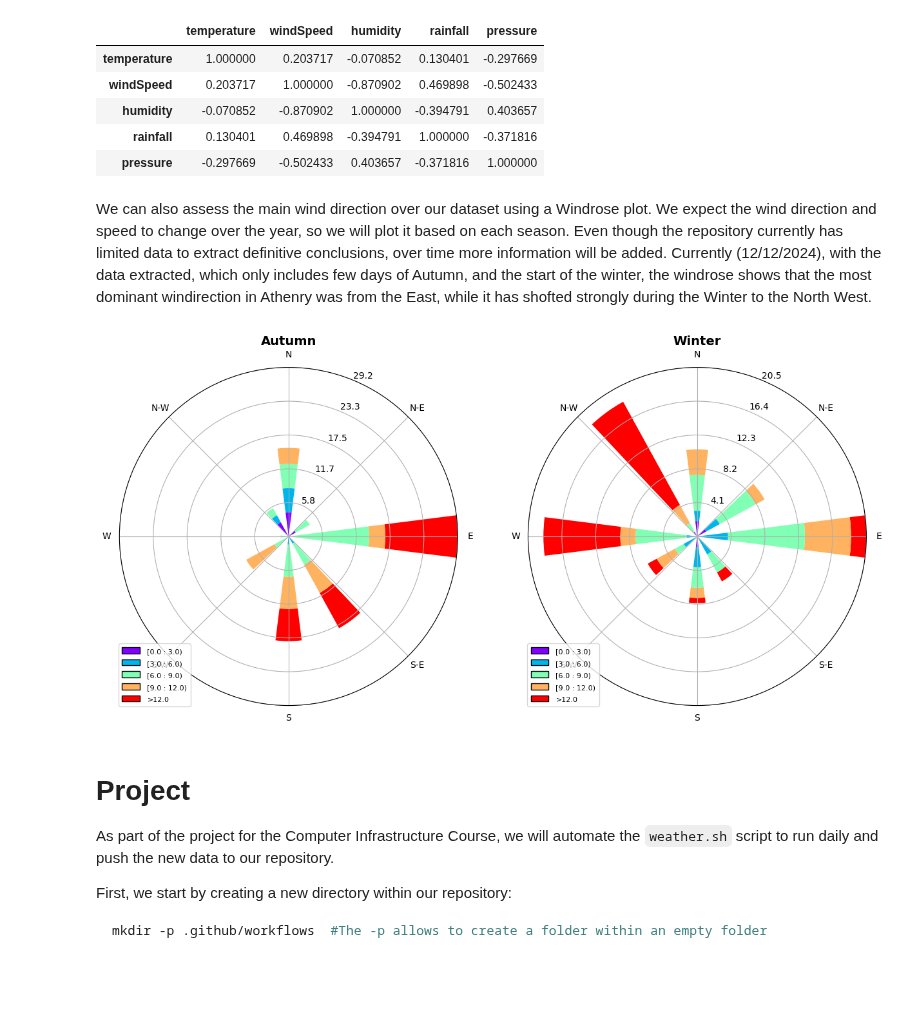
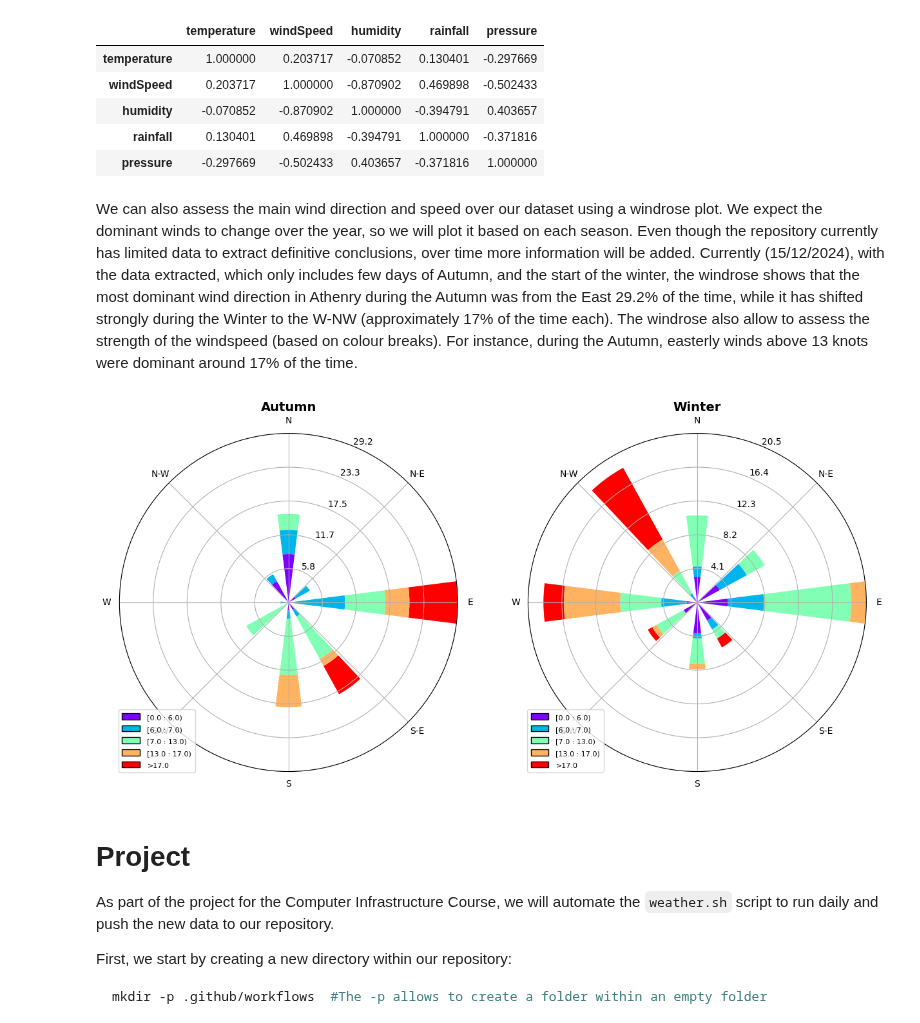
Before and after one commit to gfmg/CI_gfmg, a Jupyter notebook: weather.ipynb, the cells around one changed output. Cells and saved outputs as stored; diff of their text form; code cells hidden in the pictures; blank space fills up the shorter version.

Commit message:
Updating text about windrose

```diff
--- a/weather.ipynb
+++ b/weather.ipynb
@@ -236,27 +236,29 @@ wdata[dcolumns].corr()
 | rainfall | 0.130401 | 0.469898 | -0.394791 | 1.000000 | -0.371816 |
 | pressure | -0.297669 | -0.502433 | 0.403657 | -0.371816 | 1.000000 |
 # %% [markdown]
-We can also assess the main wind direction over our dataset using a Windrose plot. We expect the wind direction and speed to change over the year, so we will plot it based on each season. Even though the repository currently has limited data to extract definitive conclusions, over time more information will be added. Currently (12/12/2024), with the data extracted, which only includes  few days of Autumn, and the start of the winter, the windrose shows that the most dominant windirection in Athenry was from the East, while it has shofted strongly during the Winter to the North West.
+We can also assess the main wind direction and speed over our dataset using a windrose plot. We expect the dominant winds to change over the year, so we will plot it based on each season. Even though the repository currently has limited data to extract definitive conclusions, over time more information will be added. Currently (15/12/2024), with the data extracted, which only includes  few days of Autumn, and the start of the winter, the windrose shows that the most dominant wind direction in Athenry during the Autumn was from the East 29.2% of the time, while it has shifted strongly during the Winter to the W-NW (approximately 17% of the time each). The windrose also allow to assess the strength of the windspeed (based on colour breaks). For instance, during the Autumn, easterly winds above 13 knots were dominant around 17% of the time.
 # %%
 # Idea from: https://stackoverflow.com/questions/69024042/seasonal-windrose-subplots
 # Slightly modified to fit the data we have.
+# Windrose documentation: https://python-windrose.github.io/windrose/
 
 seasons = wdata['season'].unique()
-bins= np.arange(0, 15, 3)
+bins= np.append(0, wdata['windSpeed'].quantile([0.25, 0.5, 0.75, 0.9]).values) #Color breaks of windspeed based on speed quantiles
 nrows, ncols = 2, 2
 fig = plt.figure(figsize=(15, 15))
 fig.tight_layout()
 for i, season in enumerate(seasons):
     d =  wdata[wdata["season"].eq(season)].reset_index(drop=True)
     ax = fig.add_subplot(nrows, ncols, i + 1, projection="windrose")
     ax.set_title(season.capitalize(),fontsize=14, weight='bold')
     ax.bar(d["windDirection"], d["windSpeed"],
-           normed=True, opening=0.8,
-           bins=bins, cmap=cm.rainbow,
+           normed=True, opening=0.8, #Normed equals true means the data is normalized (percentage)
+           bins=bins,
+           cmap=cm.rainbow, #A different colour schema
            nsector=20)
     ax.set_legend()
 # %% [output]
-[figure, old version]
+[figure, new version]
 # %% [markdown]
 # Project
 
```
